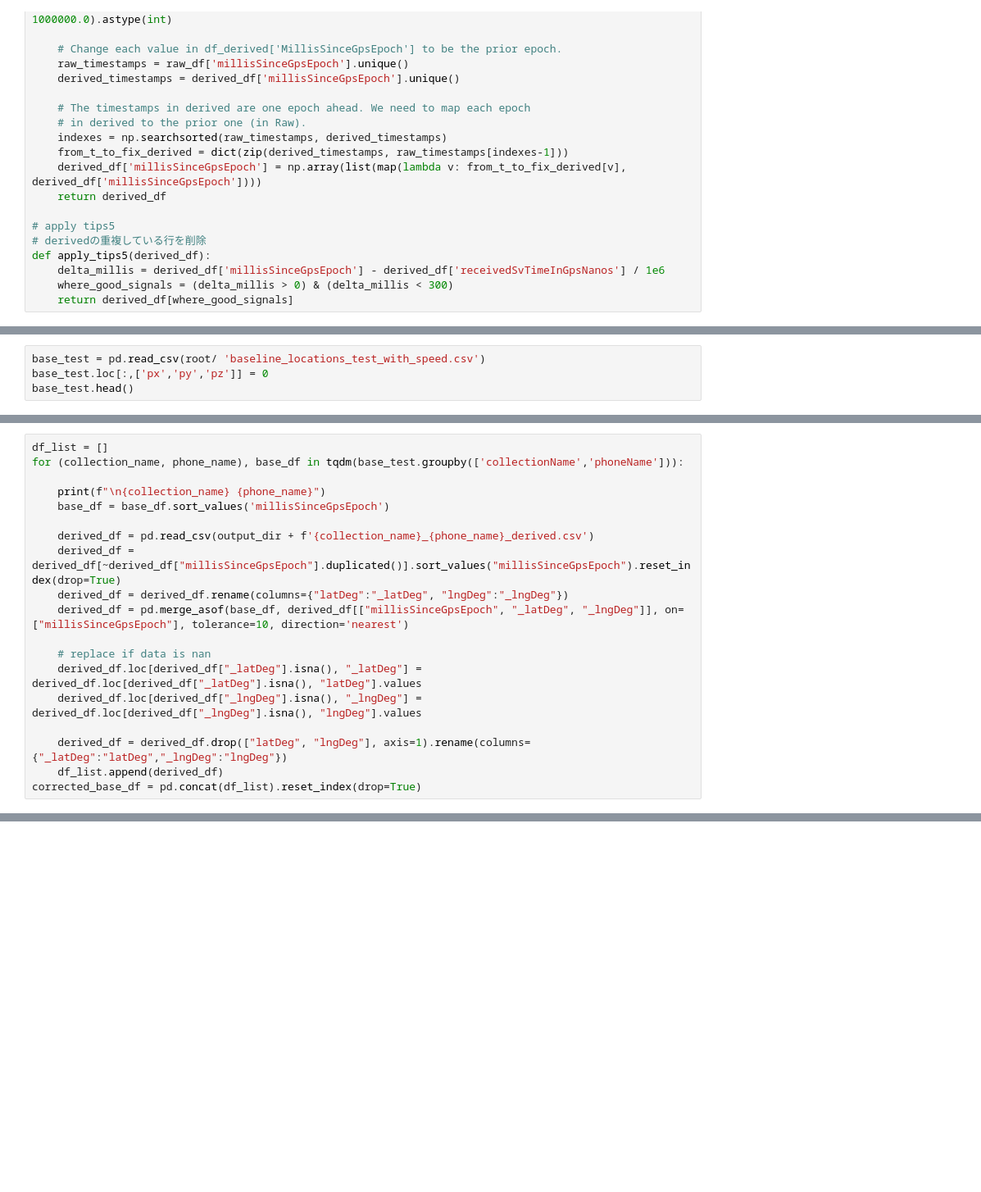
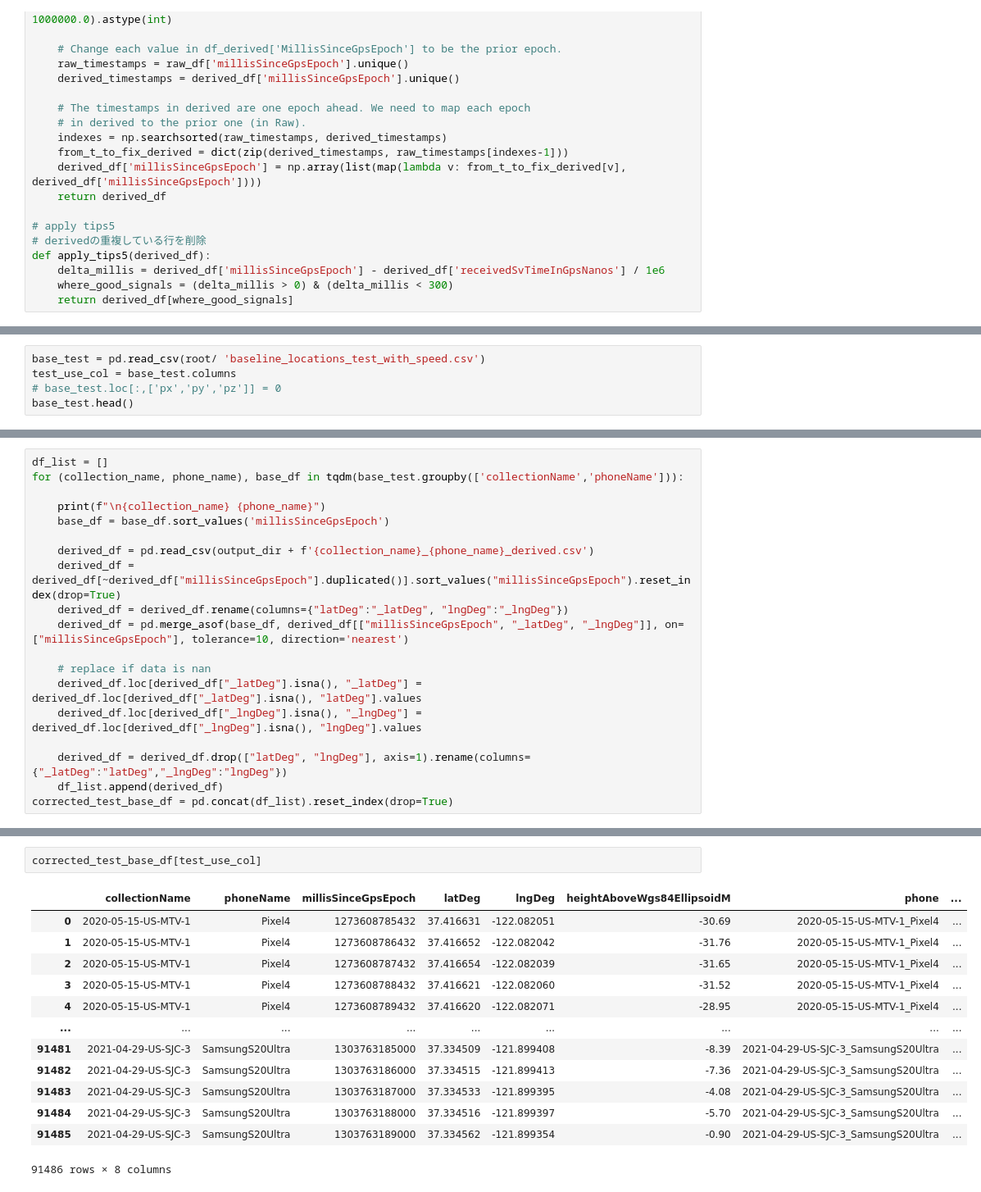
Before and after one commit to kuto5046/kaggle-outdoor, a Jupyter notebook: exp/exp098/exp098.ipynb, the cells around one changed output, grey strips where cells are left out. Shown at 82% size. Drawn from its saved outputs; the diff is of its cells as text; blank space fills up the shorter version.

```diff
--- a/exp/exp098/exp098.ipynb
+++ b/exp/exp098/exp098.ipynb
@@ -519,4 +395,5 @@ print("mean baseline:", mean_score_df['score'].mean())
 # %%
 base_test = pd.read_csv(root/ 'baseline_locations_test_with_speed.csv')
-base_test.loc[:,['px','py','pz']] = 0
+test_use_col = base_test.columns
+# base_test.loc[:,['px','py','pz']] = 0
 base_test.head()
@@ -548,4 +450,4 @@ for (collection_name, phone_name), base_df in tqdm(base_test.groupby(['collectio
 
     derived_df = derived_df.drop(["latDeg", "lngDeg"], axis=1).rename(columns={"_latDeg":"latDeg","_lngDeg":"lngDeg"})
     df_list.append(derived_df)
-corrected_base_df = pd.concat(df_list).reset_index(drop=True)
+corrected_test_base_df = pd.concat(df_list).reset_index(drop=True)
@@ -552 +472,17 @@ corrected_base_df = pd.concat(df_list).reset_index(drop=True)
+# %%
+corrected_test_base_df[test_use_col]
+# %% [output]
+|  | collectionName | phoneName | millisSinceGpsEpoch | latDeg | lngDeg | heightAboveWgs84EllipsoidM | phone | ... |
+| 0 | 2020-05-15-US-MTV-1 | Pixel4 | 1273608785432 | 37.416631 | -122.082051 | -30.69 | 2020-05-15-US-MTV-1_Pixel4 | ... |
+| 1 | 2020-05-15-US-MTV-1 | Pixel4 | 1273608786432 | 37.416652 | -122.082042 | -31.76 | 2020-05-15-US-MTV-1_Pixel4 | ... |
+| 2 | 2020-05-15-US-MTV-1 | Pixel4 | 1273608787432 | 37.416654 | -122.082039 | -31.65 | 2020-05-15-US-MTV-1_Pixel4 | ... |
+| 3 | 2020-05-15-US-MTV-1 | Pixel4 | 1273608788432 | 37.416621 | -122.082060 | -31.52 | 2020-05-15-US-MTV-1_Pixel4 | ... |
+| 4 | 2020-05-15-US-MTV-1 | Pixel4 | 1273608789432 | 37.416620 | -122.082071 | -28.95 | 2020-05-15-US-MTV-1_Pixel4 | ... |
+| ... | ... | ... | ... | ... | ... | ... | ... | ... |
+| 91481 | 2021-04-29-US-SJC-3 | SamsungS20Ultra | 1303763185000 | 37.334509 | -121.899408 | -8.39 | 2021-04-29-US-SJC-3_SamsungS20Ultra | ... |
+| 91482 | 2021-04-29-US-SJC-3 | SamsungS20Ultra | 1303763186000 | 37.334515 | -121.899413 | -7.36 | 2021-04-29-US-SJC-3_SamsungS20Ultra | ... |
+| 91483 | 2021-04-29-US-SJC-3 | SamsungS20Ultra | 1303763187000 | 37.334533 | -121.899395 | -4.08 | 2021-04-29-US-SJC-3_SamsungS20Ultra | ... |
+| 91484 | 2021-04-29-US-SJC-3 | SamsungS20Ultra | 1303763188000 | 37.334516 | -121.899397 | -5.70 | 2021-04-29-US-SJC-3_SamsungS20Ultra | ... |
+| 91485 | 2021-04-29-US-SJC-3 | SamsungS20Ultra | 1303763189000 | 37.334562 | -121.899354 | -0.90 | 2021-04-29-US-SJC-3_SamsungS20Ultra | ... |
+91486 rows × 8 columns
 # %%
```
Also changed, not shown: parts of 23 cells of this notebook, 7 other files.
